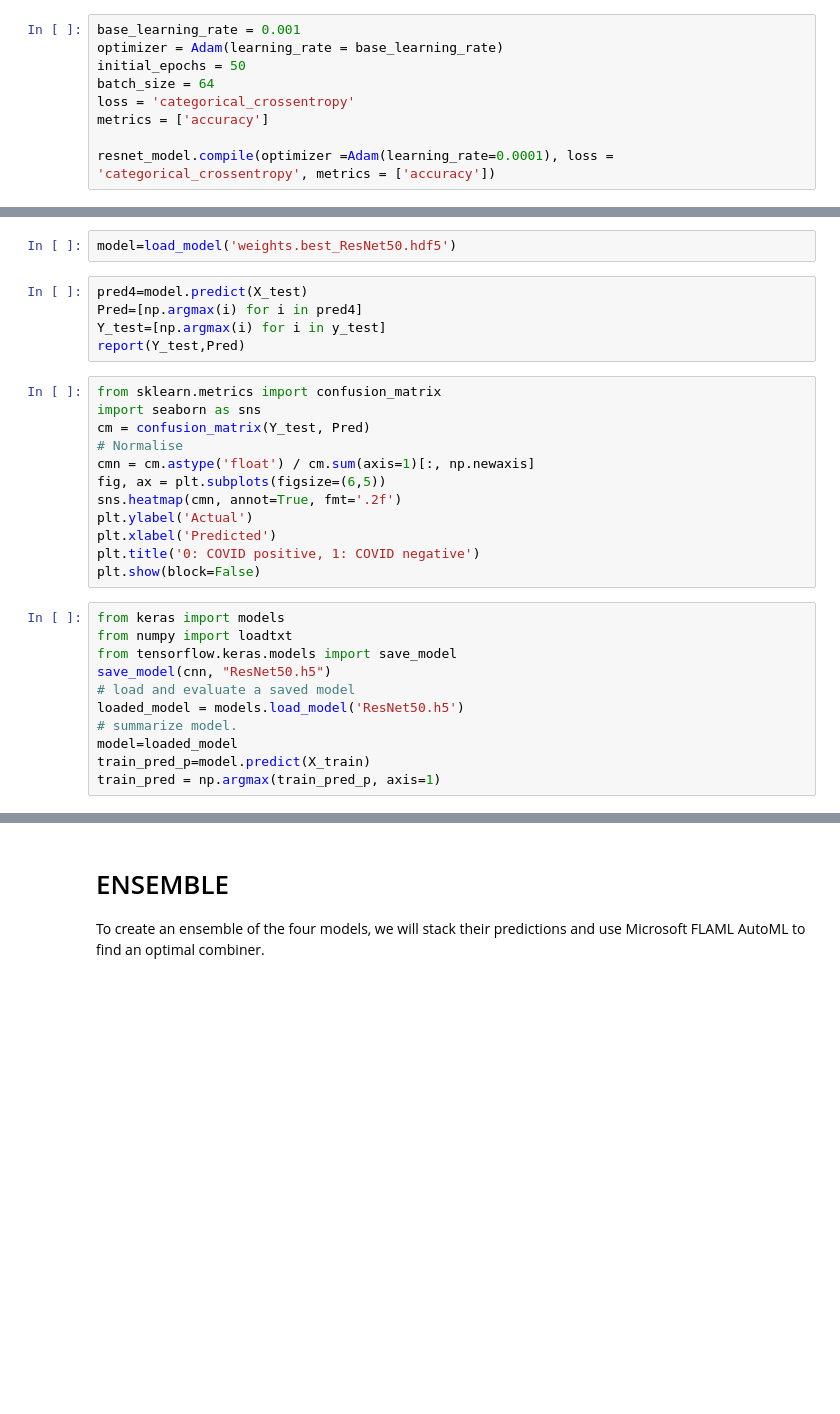
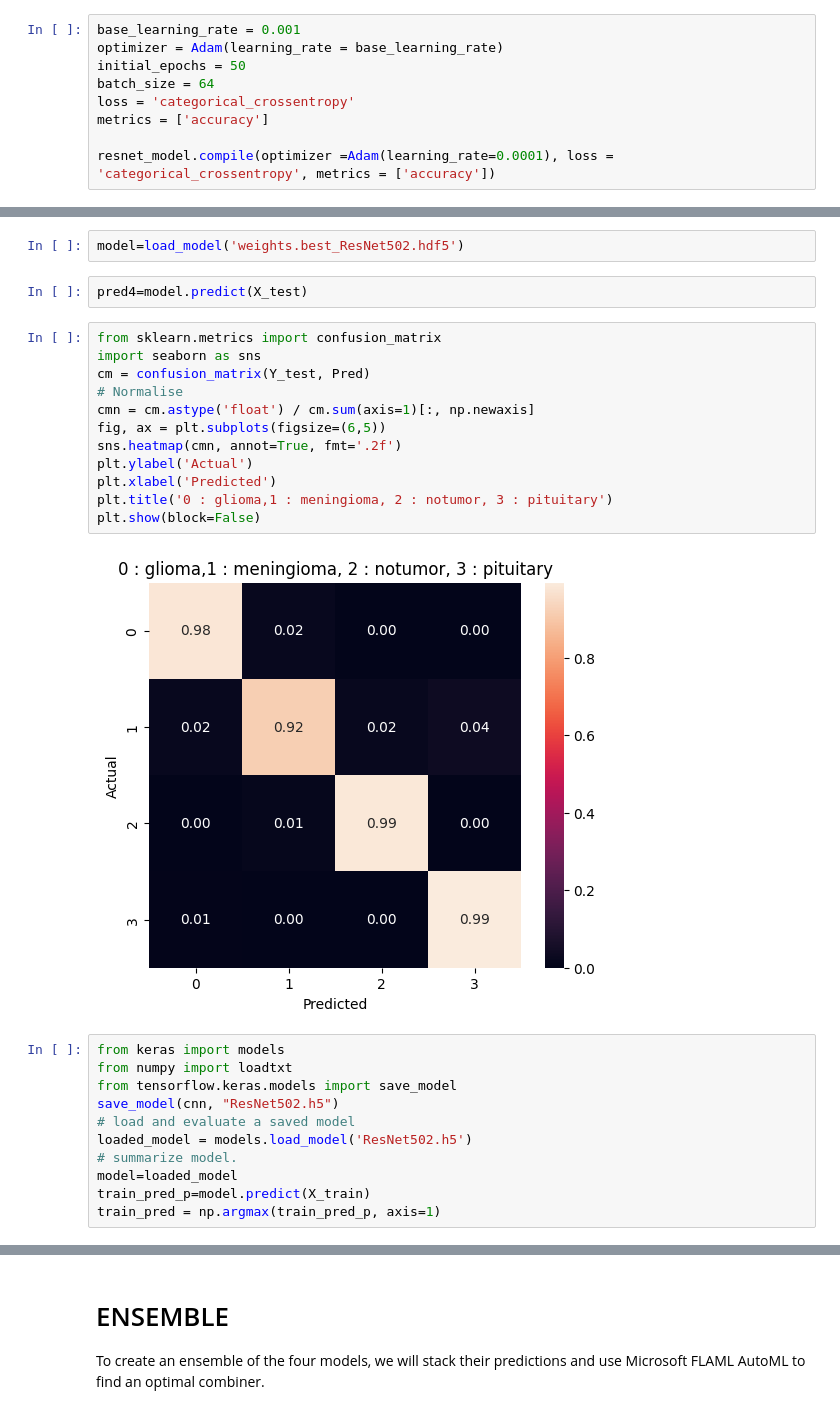
Before and after one commit to vinylango/Brain-Tumor-Detection-Using-Deep-Learning, a Jupyter notebook: Brain Tumor Detection using Deep Learning.ipynb, the cells around one changed output, grey strips where cells are left out. Drawn from its saved outputs; the diff is of its cells as text; blank space fills up the shorter version.

```diff
--- a/Brain Tumor Detection using Deep Learning.ipynb
+++ b/Brain Tumor Detection using Deep Learning.ipynb
@@ -560,29 +713,28 @@ plt.show()
 # %%
-model=load_model('weights.best_ResNet50.hdf5')
+model=load_model('weights.best_ResNet502.hdf5')
-# %%
-pred4=model.predict(X_test)
-Pred=[np.argmax(i) for i in pred4]
-Y_test=[np.argmax(i) for i in y_test]
-report(Y_test,Pred)
+# %%
+pred4=model.predict(X_test)
 # %%
 from sklearn.metrics import confusion_matrix
 import seaborn as sns
 cm = confusion_matrix(Y_test, Pred)
 # Normalise
 cmn = cm.astype('float') / cm.sum(axis=1)[:, np.newaxis]
 fig, ax = plt.subplots(figsize=(6,5))
 sns.heatmap(cmn, annot=True, fmt='.2f')
 plt.ylabel('Actual')
 plt.xlabel('Predicted')
-plt.title('0: COVID positive, 1: COVID negative')
+plt.title('0 : glioma,1 : meningioma, 2 : notumor, 3 : pituitary')
 plt.show(block=False)
+# %% [output]
+[figure, added]
 # %%
 from keras import models
 from numpy import loadtxt
 from tensorflow.keras.models import save_model
-save_model(cnn, "ResNet50.h5")
+save_model(cnn, "ResNet502.h5")
 # load and evaluate a saved model
-loaded_model = models.load_model('ResNet50.h5')
+loaded_model = models.load_model('ResNet502.h5')
 # summarize model.
 model=loaded_model
 train_pred_p=model.predict(X_train)
```
Also changed, not shown: parts of 53 cells of this notebook.
